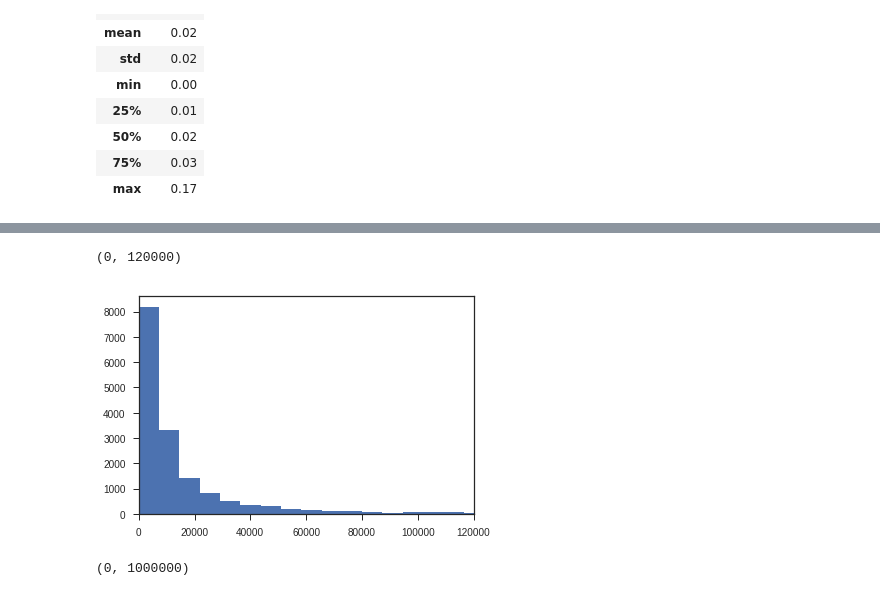
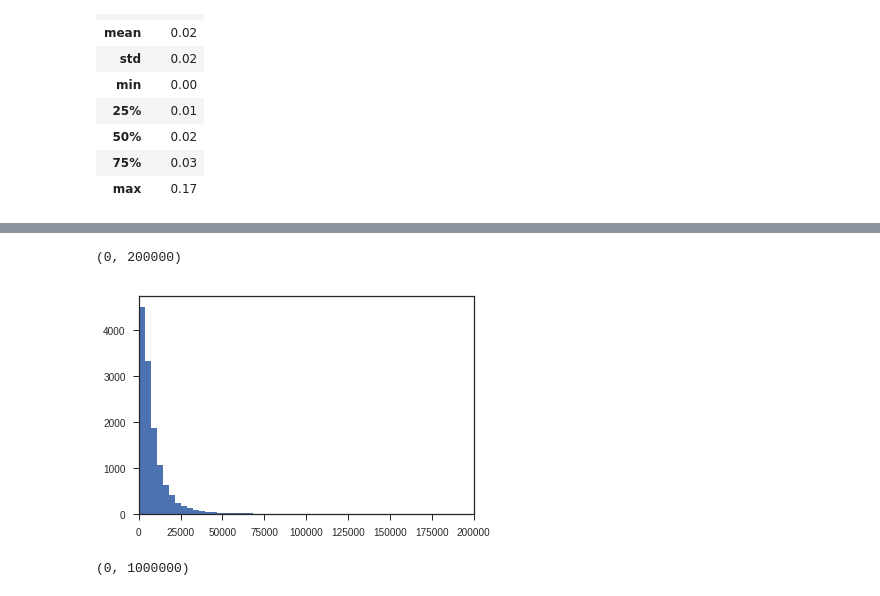
Before and after one commit to gvsi/instagram-like-predictor, a Jupyter notebook: NewDataset.ipynb, the cells around one changed output, grey strips where cells are left out. Drawn from its saved outputs; the diff is of its cells as text; code cells hidden in the pictures.

```diff
--- a/NewDataset.ipynb
+++ b/NewDataset.ipynb
@@ -109,3 +111,6 @@ processed = processed.drop(nonCat, axis=1)
+# %%
+nlp = pd.read_csv('NLP_feature.csv', sep=',', na_values='NaN')
+nlp = nlp.drop(["Unnamed: 0"],axis=1)
 # %% [markdown]
 # Select data
 # %%
@@ -153,7 +170,8 @@ selection = []
 for i in range(0,np.max(processed["aliasNum"],axis=0)):
     numFollowers=np.append(numFollowers, processed[processed["aliasNum"]==i]['numberFollowers'].iloc[0])
     avgLikes=np.append(avgLikes, np.sum(processed[processed["aliasNum"]==i]["numberLikes"])/len(processed[processed["aliasNum"]==i]))
-    if (avgLikes[i]<200000 and processed[processed["aliasNum"]==i]['numberFollowers'].iloc[0]<10000000):
+    processed.loc[processed["aliasNum"]==i, 'ratio']=avgLikes[i]
+    if (avgLikes[i]<200000 and processed[processed["aliasNum"]==i]['numberFollowers'].iloc[0]<1000000):
         selection=np.append(selection, i)
 # %%
 pd.DataFrame(selection).describe()
@@ -180,6 +198,8 @@ po.describe()
 | 50% | 0.02 |
 | 75% | 0.03 |
 | max | 0.17 |
+# %%
+processed = pd.concat([processed, nlp], axis=1)
 # %%
 filtered=processed[processed['aliasNum'].isin(selection)]
 filtered.describe()
@@ -196,10 +217,10 @@ filtered.describe()
 # %%
 plt.hist(filtered.numberLikes, 50)
-plt.xlim(0, 120000)
+plt.xlim(0, 200000)
 #plt.ylim(0, 2000)
 # %% [output]
-(0, 120000)
+(0, 200000)
-[figure, old version]
+[figure, new version]
 # %%
 plt.hist(avgLikes,50)
 plt.xlim(0, 1000000)
```
Also changed, not shown: parts of 38 cells of this notebook.
